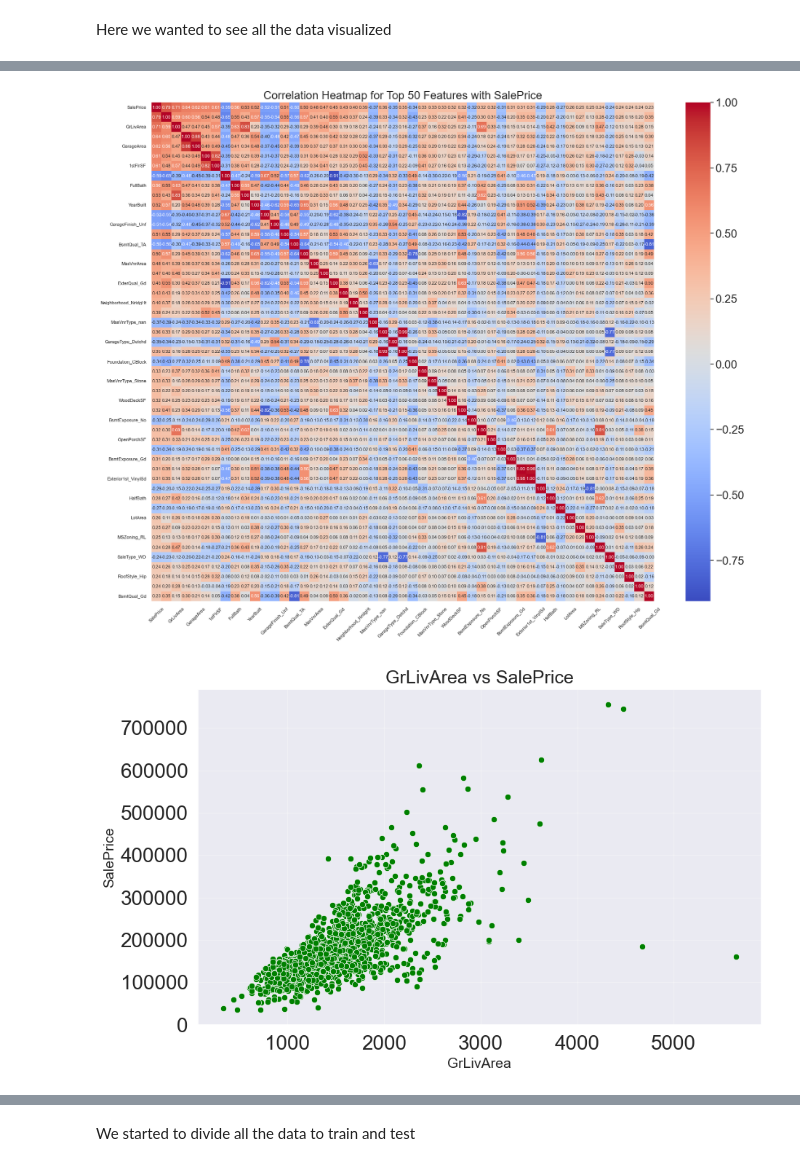
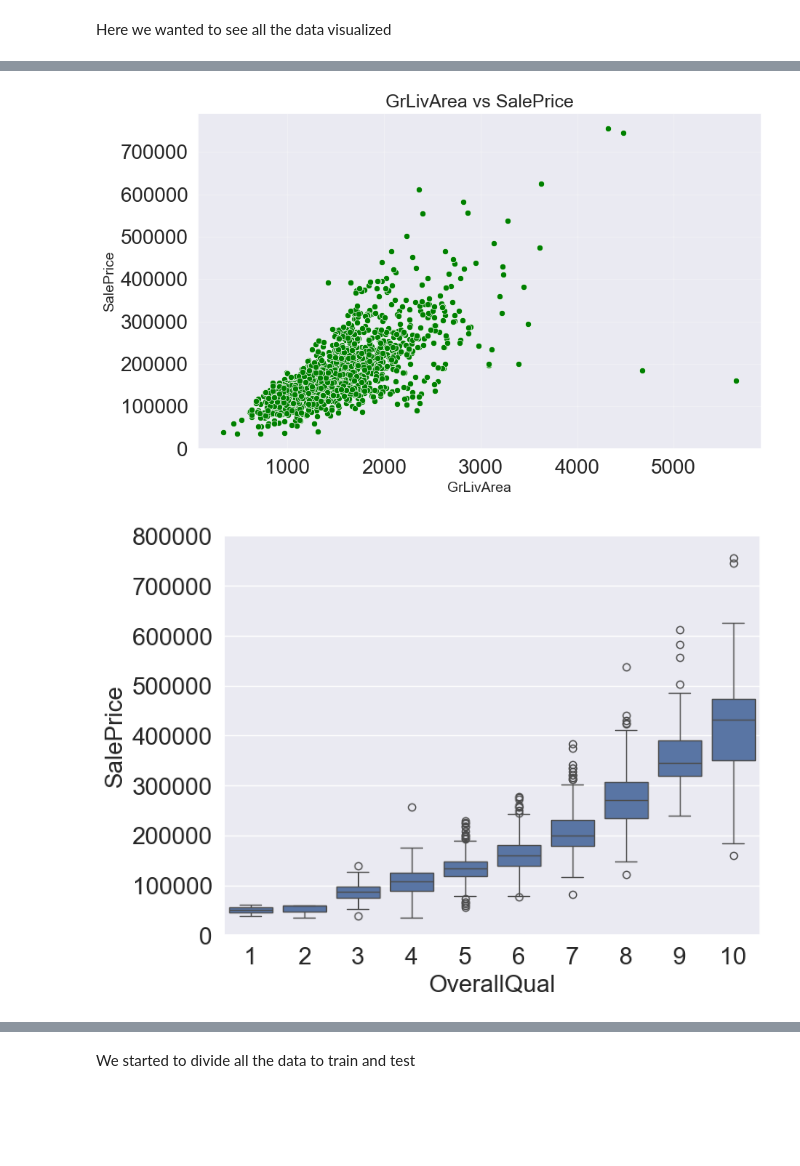
Before and after one commit to hederkosher/PythonProject4, a Jupyter notebook: Step1.ipynb, the cells around one changed output, grey strips where cells are left out. Saved outputs shown, nothing was run; the diff lists cells and outputs as text; code cells hidden in the pictures; blank space fills up the shorter version.

```diff
--- a/Step1.ipynb
+++ b/Step1.ipynb
@@ -322,2 +357,10 @@ Correlation Strength Thresholds:
 # %% [markdown]
 Here we wanted to see all the data visualized
+# %%
+if 'SalePrice' not in selected_features:
+    selected_features = selected_features.append(pd.Index(['SalePrice']))
+
+data_with_top_features = data[selected_features]
+
+# Display the first few rows
+print(data_with_top_features.head())
@@ -324,54 +385,29 @@ Here we wanted to see all the data visualized
 # %%
-# Visualization 1: Distribution of SalePrice
+# Visualization 1: Distribution plot of 'Frequency' && 'SalePrice'
+
 plt.figure(figsize=(10, 6))
 sns.histplot(data['SalePrice'], kde=True, bins=30, color='blue')
 plt.title('Distribution of SalePrice', fontsize=18)
 plt.xlabel('SalePrice', fontsize=14)
 plt.ylabel('Frequency', fontsize=14)
 plt.grid(alpha=0.3)
 plt.show()
 
-# # Visualization 2: Correlation heatmap for top correlated features with SalePrice
-correlation_matrix = data.corr()
-
-# Select the top 50 features most correlated with SalePrice
-top_corr_features = correlation_matrix['SalePrice'].abs().sort_values(ascending=False).head(51).index
-
-# Create a heatmap for the top 50 features
-plt.figure(figsize=(20, 16))  # Adjust figure size for better readability
-sns.heatmap(
-    data[top_corr_features].corr(),
-    cmap='coolwarm',
-    annot=True,
-    cbar=True,
-    annot_kws={"size": 8},  # Adjust annotation font size
-    fmt=".2f"  # Format the correlation values
-)
-
-# Add title and adjust font sizes
-plt.title('Correlation Heatmap for Top 50 Features with SalePrice', fontsize=20)
-plt.xticks(fontsize=8, rotation=45)
-plt.yticks(fontsize=8)
-plt.show()
-
-# Visualization 3: Scatter plot of 'GrLivArea' vs 'SalePrice'
+# Visualization 2: Scatter plot of 'GrLivArea' vs 'SalePrice'
 plt.figure(figsize=(10, 6))
-sns.scatterplot(x=data['GrLivArea'], y=data['SalePrice'], color='green')
+sns.scatterplot(x=data_with_top_features['GrLivArea'], y=data_with_top_features['SalePrice'], color='green')
 plt.title('GrLivArea vs SalePrice', fontsize=18)
 plt.xlabel('GrLivArea', fontsize=14)
 plt.ylabel('SalePrice', fontsize=14)
 plt.grid(alpha=0.3)
 plt.show()
 
-# Visualization 4: Boxplot of 'OverallQual' vs 'SalePrice'
-plt.figure(figsize=(10, 6))
-sns.boxplot(x=data['OverallQual'], y=data['SalePrice'], palette='Blues')
-plt.title('OverallQual vs SalePrice', fontsize=18)
-plt.xlabel('OverallQual', fontsize=14)
-plt.ylabel('SalePrice', fontsize=14)
-plt.grid(alpha=0.3)
-plt.show()
+# Visualization 3: Boxplot of 'OverallQual' vs 'SalePrice'
+data = pd.concat([data_with_top_features['SalePrice'], data_with_top_features['OverallQual']], axis=1)
+f, ax = plt.subplots(figsize=(8, 6))
+fig = sns.boxplot(x=data_with_top_features['OverallQual'], y="SalePrice", data=data)
+fig.axis(ymin=0, ymax=800000);
 # %% [output]
 [figure]
-[figure, old version]
+[figure, new version]
-[figure, old version]
+[figure, new version]
```
Also changed, not shown: parts of 15 cells of this notebook.
